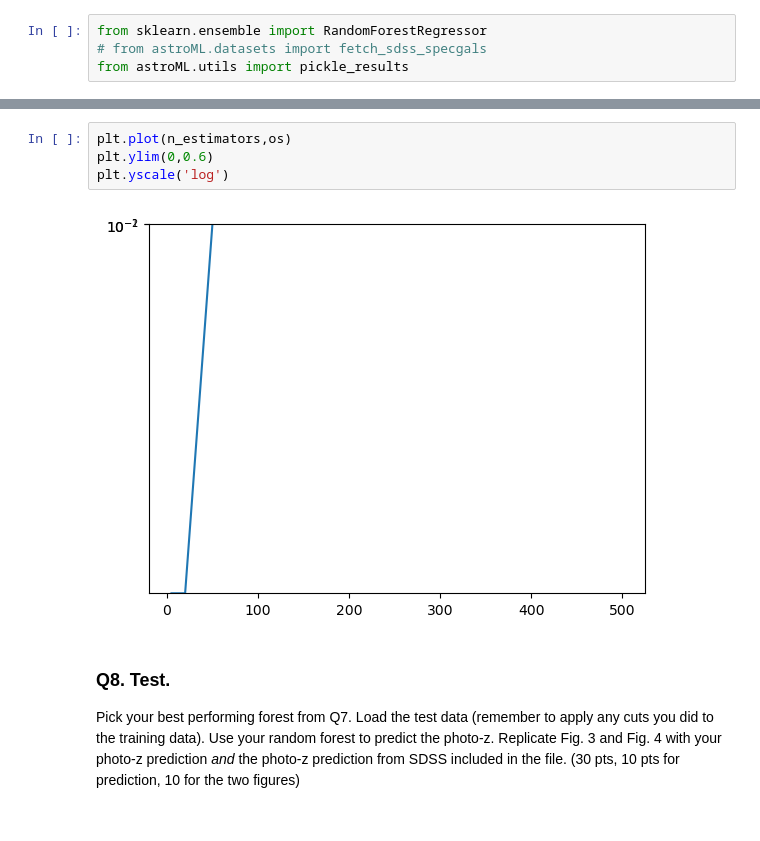
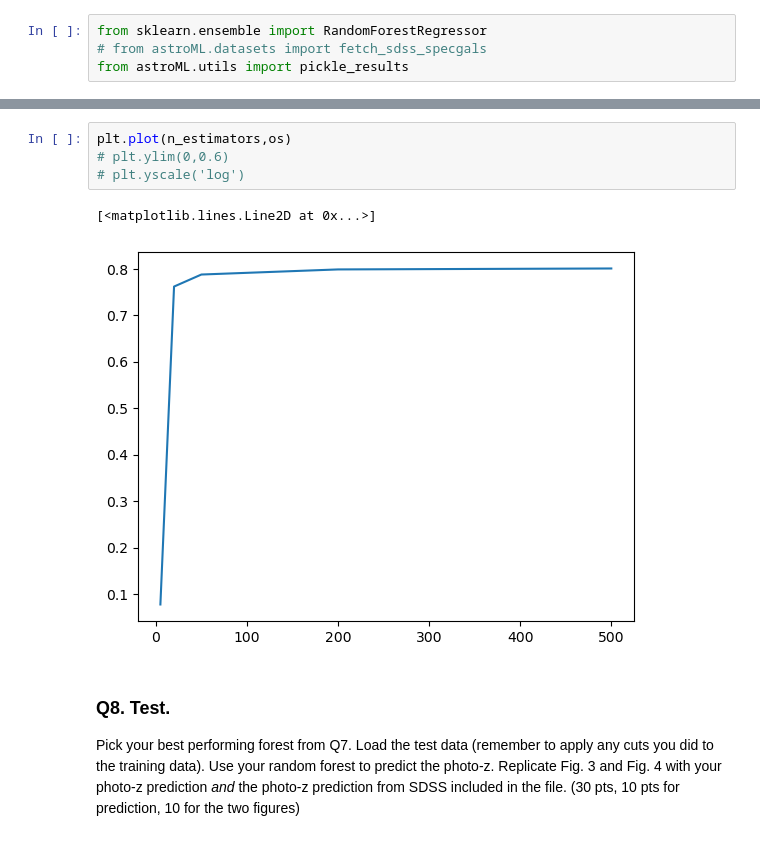
Before and after one commit to gnarayan/ast596_2023_Spring, a Jupyter notebook: homework/AidanBerres/06/HW06+7.ipynb, the cells around one changed output, grey strips where cells are left out. Drawn from its saved outputs; the diff is of its cells as text.

```diff
--- a/homework/AidanBerres/06/HW06+7.ipynb
+++ b/homework/AidanBerres/06/HW06+7.ipynb
@@ -294,9 +286,10 @@ for i in range(len(fi)):
 # %%
 plt.plot(n_estimators,os)
-plt.ylim(0,0.6)
-plt.yscale('log')
+# plt.ylim(0,0.6)
+# plt.yscale('log')
 # %% [output]
+[<matplotlib.lines.Line2D at 0x...>]
-[figure, old version]
+[figure, new version]
 # %% [markdown]
 ### Q8. Test.
 
```
Also changed, not shown: parts of 11 cells of this notebook.
